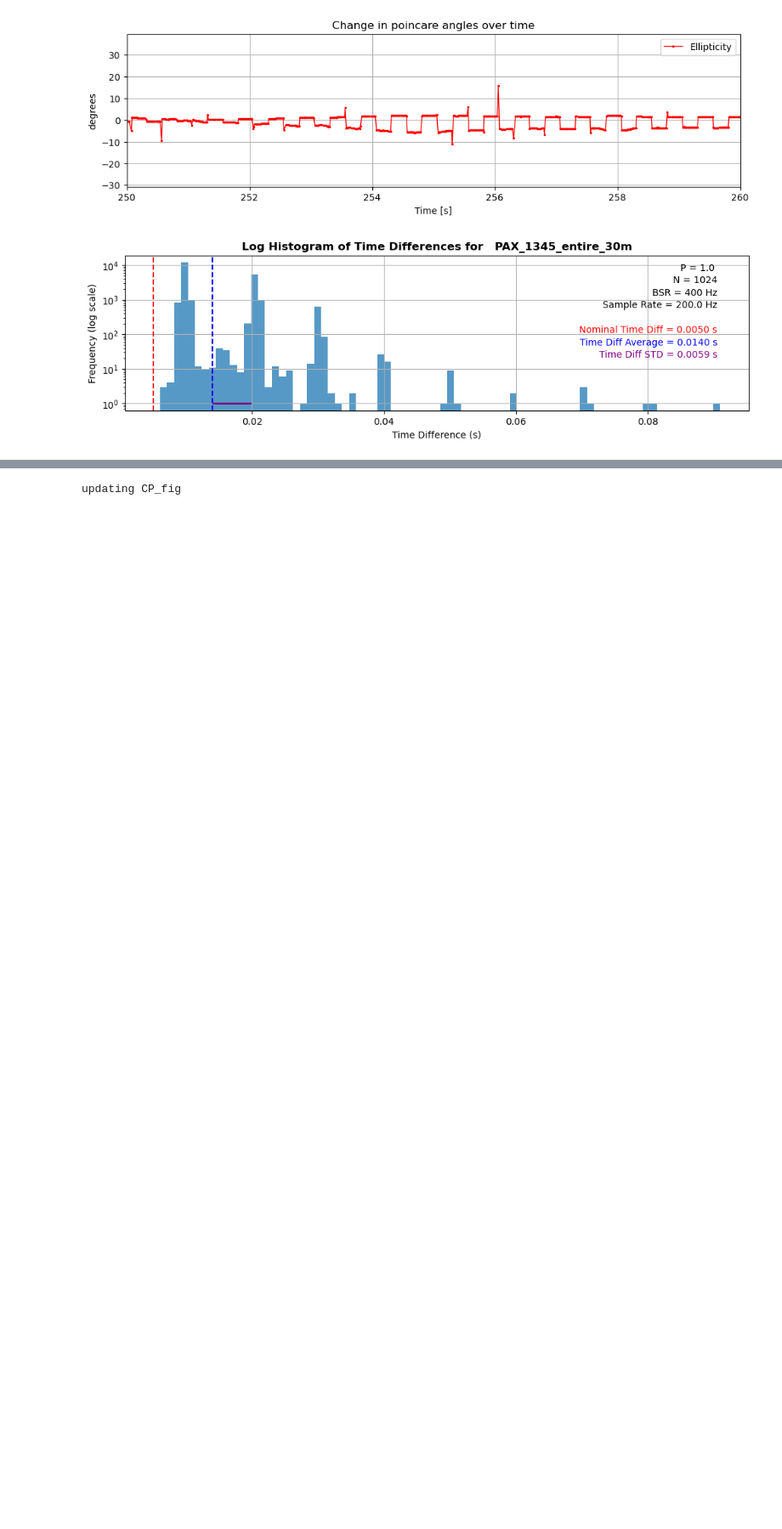
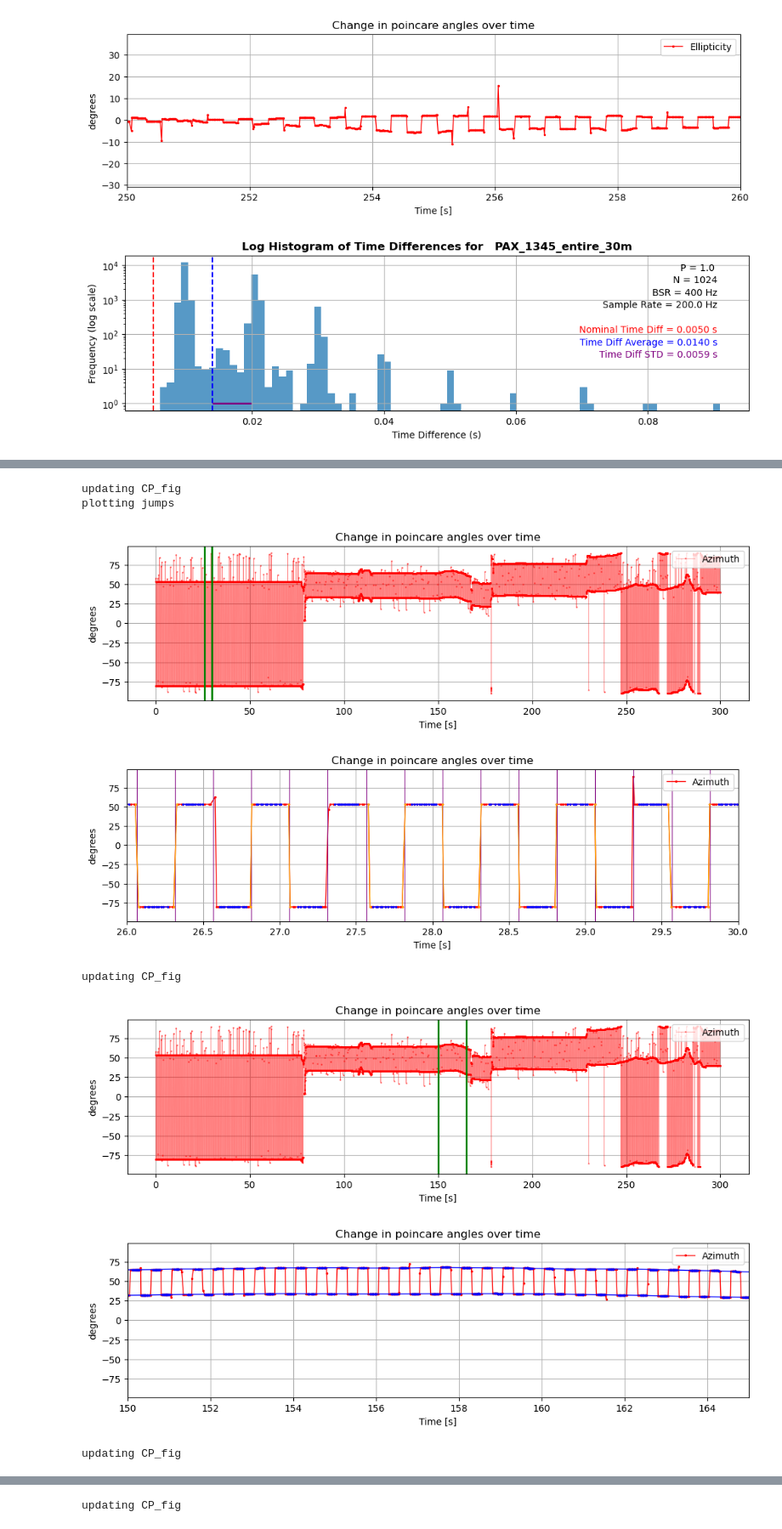
Before and after one commit to evanshaped/ptf, a Jupyter notebook: Britton_EPL.ipynb, the cells around one changed output, grey strips where cells are left out. Shown at 85% size. Drawn from its saved outputs; the diff is of its cells as text; code cells hidden in the pictures; blank space fills up the shorter version.

```diff
--- a/Britton_EPL.ipynb
+++ b/Britton_EPL.ipynb
@@ -777,0 +783,15 @@ updating CP_fig
+# %%
+ds.plot(sample_range=(26,30),plot_param='Azimuth',plot_switch=True,plot_jumps=True,plot_valid=True,plot_avg=False)
+ds.plot(sample_range=(150,165),plot_param='Azimuth',plot_switch=False,plot_jumps=False,plot_valid=True,plot_avg=True)
+ds.plot(sample_range=(150,165),plot_param='Ellipticity',plot_switch=False,plot_jumps=False,plot_valid=True,plot_avg=True)
+ds.plot(sample_range=(250,256),plot_param='Ellipticity',plot_switch=False,plot_jumps=False,plot_valid=True,plot_avg=True)
+ds.plot(sample_range=(276,286),plot_param='Ellipticity',plot_switch=False,plot_jumps=False,plot_valid=True,plot_avg=True)
+# %% [output]
+updating CP_fig
+plotting jumps
+[figure, added]
+[figure, added]
+updating CP_fig
+[figure, added]
+[figure, added]
+updating CP_fig
```
Also changed, not shown: parts of 10 cells of this notebook.
